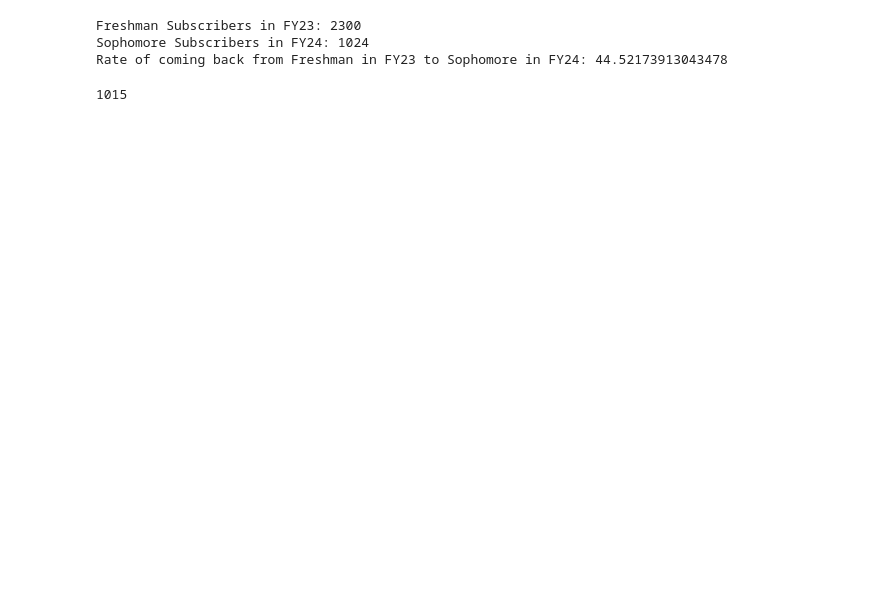
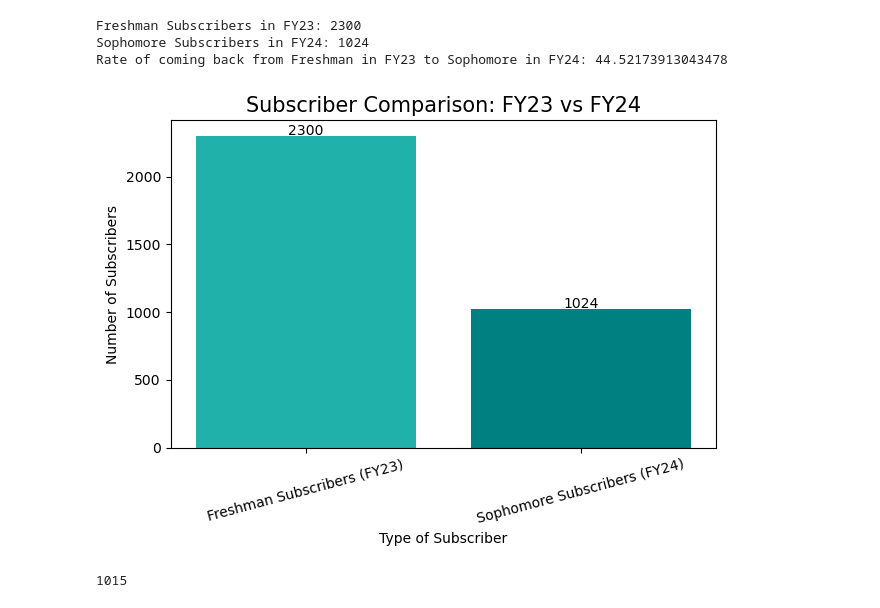
Before and after one commit to gabriela-ilinca/ASO, a Jupyter notebook: briana_workbook.ipynb, the cells around one changed output. Saved outputs shown, nothing was run; the diff lists cells and outputs as text; code cells hidden in the pictures; blank space fills up the shorter version.

```diff
--- a/briana_workbook.ipynb
+++ b/briana_workbook.ipynb
@@ -15,14 +16,14 @@ df.head()
 # %%
 # for first year subscribers in FY23
 df23 = df[df['fiscal_year'] =='FY23']
-filtered = df23[df23['price_code_type'].str.startswith('Fixed Freshman Subscription', na=False)]
-freshman23 = np.sum(filtered.groupby('price_code_type')['ticket_type'].count())
+filtered1 = df23[df23['price_code_type'].str.startswith('Fixed Freshman Subscription', na=False)]
+freshman23 = np.sum(filtered1.groupby('price_code_type')['ticket_type'].count())
 print('Freshman Subscribers in FY23: ' + str(freshman23))
 
 # for second year subscribers in FY24 - to compare with first year subscribers in FY23
 df24 = df[df['fiscal_year'] =='FY24']
-filtered = df24[df24['price_code_type'].str.startswith('Fixed Sophomore Subscription', na=False)]
-sophomore24 = np.sum(filtered.groupby('price_code_type')['ticket_type'].count())
+filtered2 = df24[df24['price_code_type'].str.startswith('Fixed Sophomore Subscription', na=False)]
+sophomore24 = np.sum(filtered2.groupby('price_code_type')['ticket_type'].count())
 print('Sophomore Subscribers in FY24: ' + str(sophomore24))
 
 print('Rate of coming back from Freshman in FY23 to Sophomore in FY24: ' + str(sophomore24 / freshman23 * 100))
@@ -30,6 +31,26 @@ print('Rate of coming back from Freshman in FY23 to Sophomore in FY24: ' + str(s
 Freshman Subscribers in FY23: 2300
 Sophomore Subscribers in FY24: 1024
 Rate of coming back from Freshman in FY23 to Sophomore in FY24: 44.52173913043478
+# %%
+# Data
+labels = ['Freshman Subscribers (FY23)', 'Sophomore Subscribers (FY24)']
+values = [freshman23, sophomore24]
+
+# Plot
+plt.bar(labels, values, color=['lightseagreen', 'teal'])
+plt.title('Subscriber Comparison: FY23 vs FY24', fontsize = 15)
+plt.xlabel('Type of Subscriber')
+plt.ylabel('Number of Subscribers')
+plt.xticks(rotation=15)
+
+# Add value labels on top of bars
+for i, value in enumerate(values):
+    plt.text(i, value + 50, str(value), ha='center', va='center_baseline', fontsize=10)
+
+plt.tight_layout()
+plt.show()
+# %% [output]
+[figure, added]
 # %%
 # for 2 year subscribers in FY23
 df23 = df[df['fiscal_year'] =='FY23']
```
Also changed, not shown: parts of 10 cells of this notebook.
